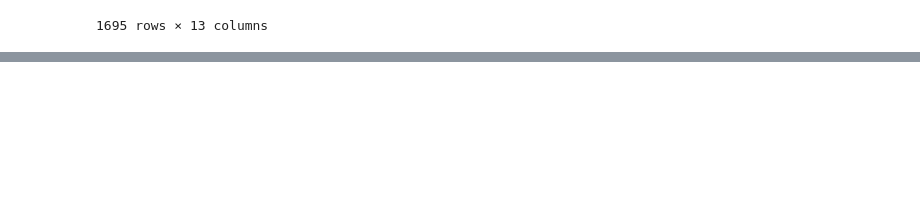
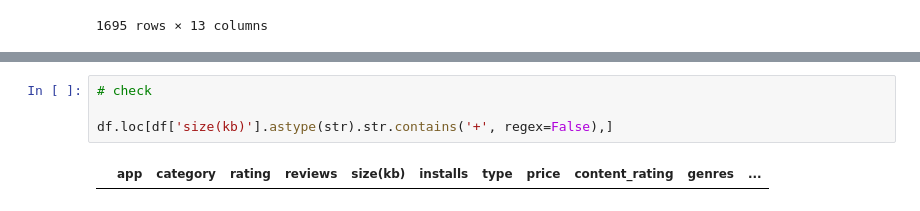
Before and after one commit to SunilY137/EDA-1, a Jupyter notebook: Play_Store_App_Review_Analysis_Capstone_Project.ipynb, the cells around one changed output, grey strips where cells are left out. Saved outputs shown, nothing was run; the diff lists cells and outputs as text; blank space fills up the shorter version.

```diff
--- a/Play_Store_App_Review_Analysis_Capstone_Project.ipynb
+++ b/Play_Store_App_Review_Analysis_Capstone_Project.ipynb
@@ -174,0 +191,6 @@ df.loc[df['size(kb)'].isnull(),]
+# %%
+# check
+
+df.loc[df['size(kb)'].astype(str).str.contains('+', regex=False),]
+# %% [output]
+|  | app | category | rating | reviews | size(kb) | installs | type | price | content_rating | genres | ... |
```
Also changed, not shown: parts of 28 cells of this notebook.
